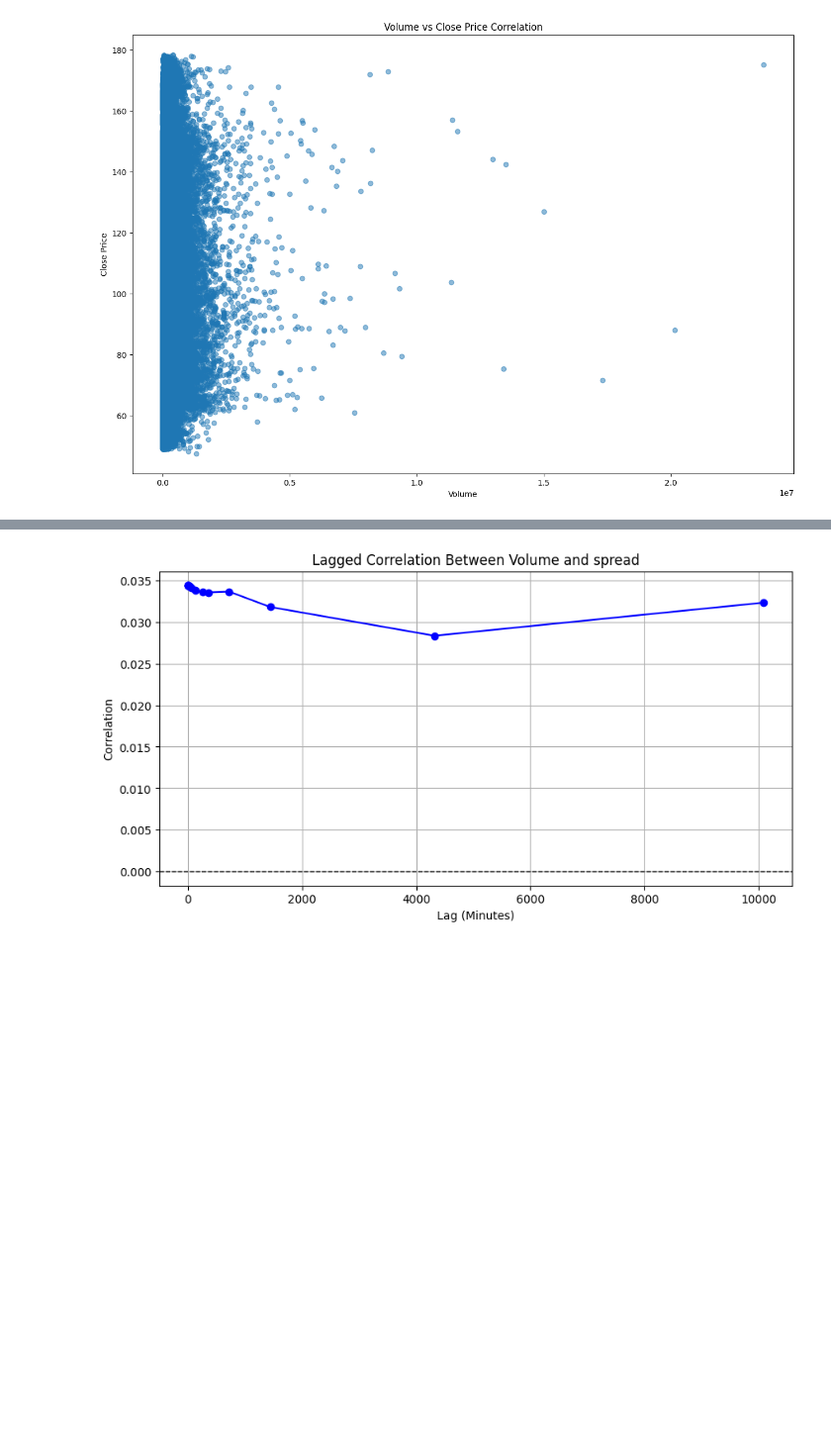
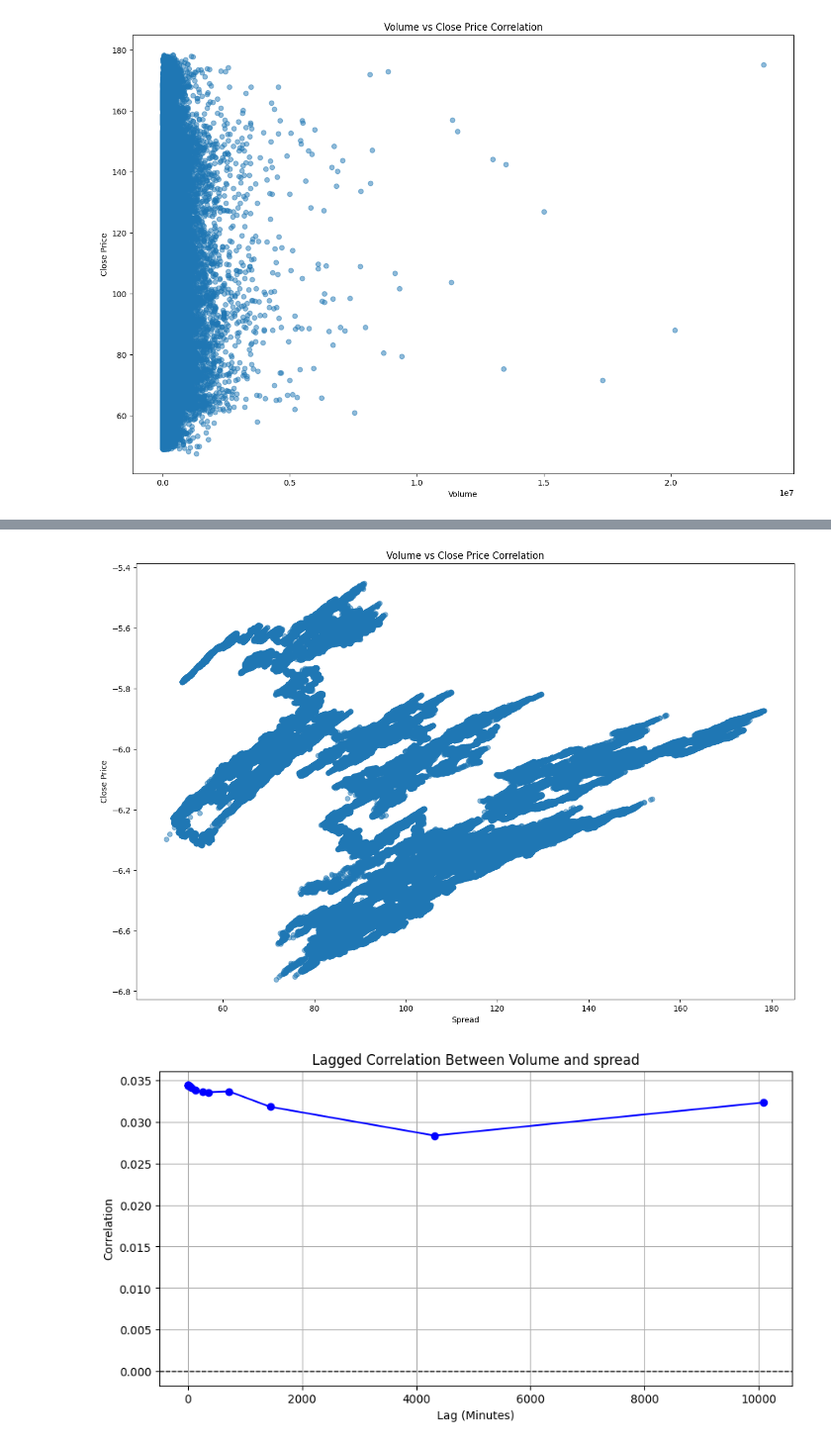
Before and after one commit to rokset3/tothemoon-test-case, a Jupyter notebook: 1-eda.ipynb, the cells around one changed output, grey strips where cells are left out. Shown: that part at 99% size. Saved outputs shown, nothing was run; the diff lists cells and outputs as text; code cells hidden in the pictures; blank space fills up the shorter version.

```diff
--- a/1-eda.ipynb
+++ b/1-eda.ipynb
@@ -124,2 +130,10 @@ plt.show()
+# %%
+plt.scatter(data['close'], data['spread'], alpha=0.5)
+plt.xlabel('Spread')
+plt.ylabel('Close Price')
+plt.title('Volume vs Close Price Correlation')
+plt.show()
+# %% [output]
+[figure, added]
 # %%
 lags = [1, 2, 4, 8, 16, 32, 64, 128, 256, 360, 720, 1440, 4320, 10080]
```
Also changed, not shown: parts of 5 cells of this notebook, 2 other files.
